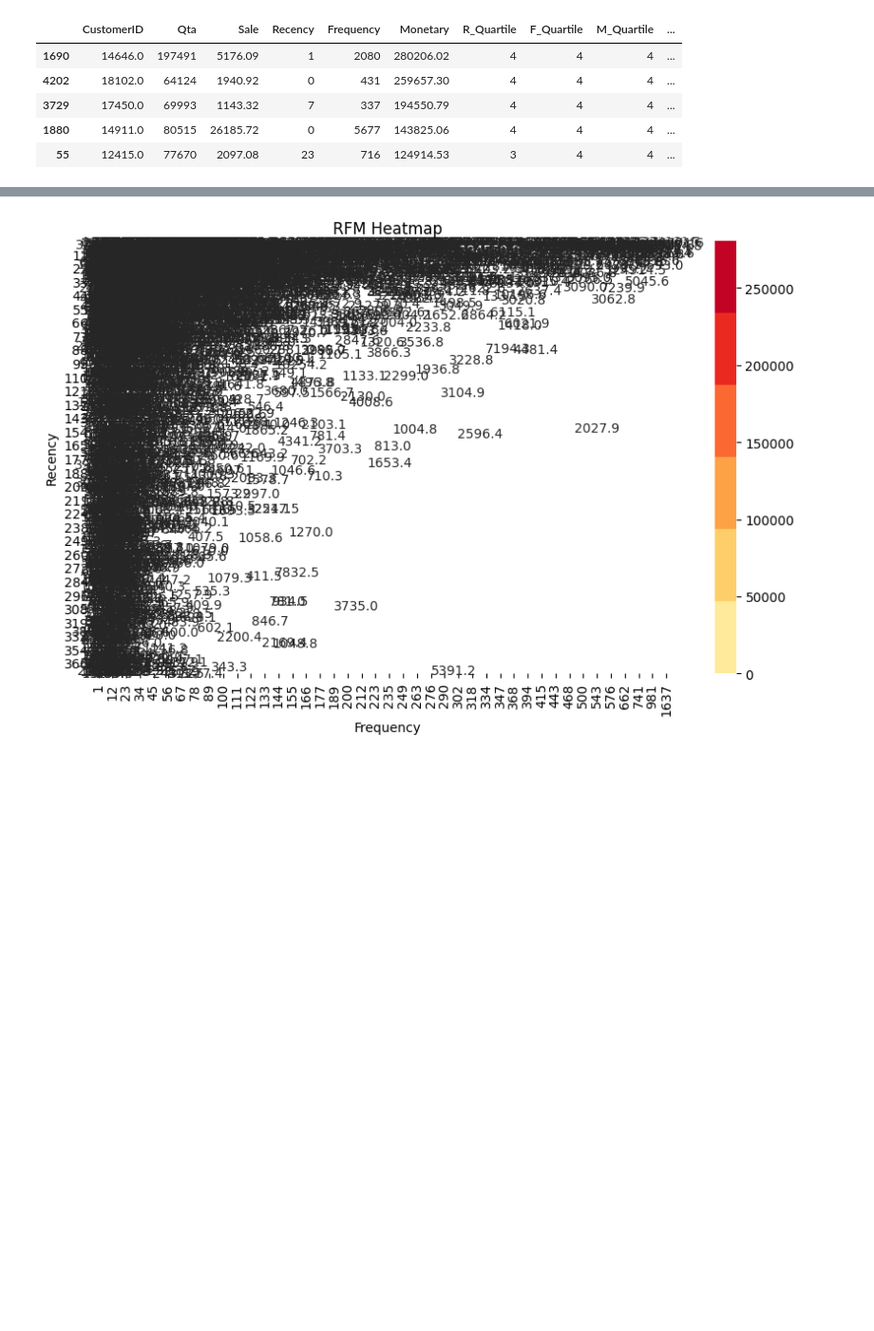
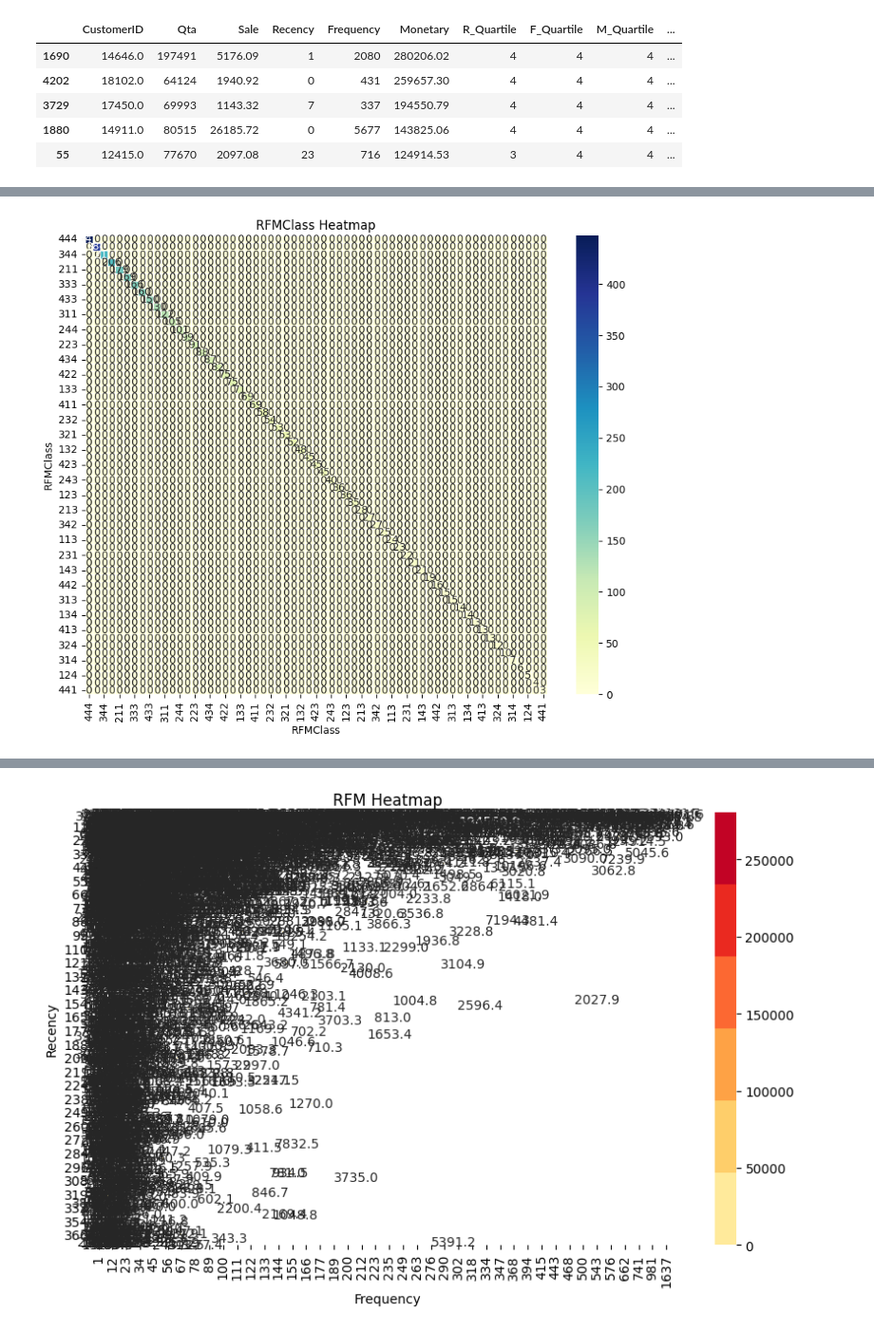
Before and after one commit to pspanji/BA--BI--DS, a Jupyter notebook: RFM_Analysis.ipynb, the cells around one changed output, grey strips where cells are left out. Shown at 95% size. Saved outputs shown, nothing was run; the diff lists cells and outputs as text; code cells hidden in the pictures; blank space fills up the shorter version.

```diff
--- a/RFM_Analysis.ipynb
+++ b/RFM_Analysis.ipynb
@@ -612,0 +627,16 @@ RFM_Segment[RFM_Segment['F_Quartile'] >= 3 ].sort_values('Monetary', ascending=F
+# %%
+rfm_counts = RFM_Segment['RFMClass'].value_counts().reset_index()
+rfm_counts.columns = ['RFMClass', 'Count']
+# %%
+heatmap_data = pd.DataFrame(index=rfm_counts['RFMClass'], columns=rfm_counts['RFMClass'])
+# %%
+for _, row in rfm_counts.iterrows():
+    heatmap_data.at[row['RFMClass'], row['RFMClass']] = row['Count']
+plt.figure(figsize=(10, 8))
+sns.heatmap(heatmap_data.fillna(0), annot=True, cmap='YlGnBu', fmt='.0f', linewidths=0.5)
+plt.xlabel('RFMClass')
+plt.ylabel('RFMClass')
+plt.title('RFMClass Heatmap')
+plt.show()
+# %% [output]
+[figure, added]
```
Also changed, not shown: parts of 4 cells of this notebook.
